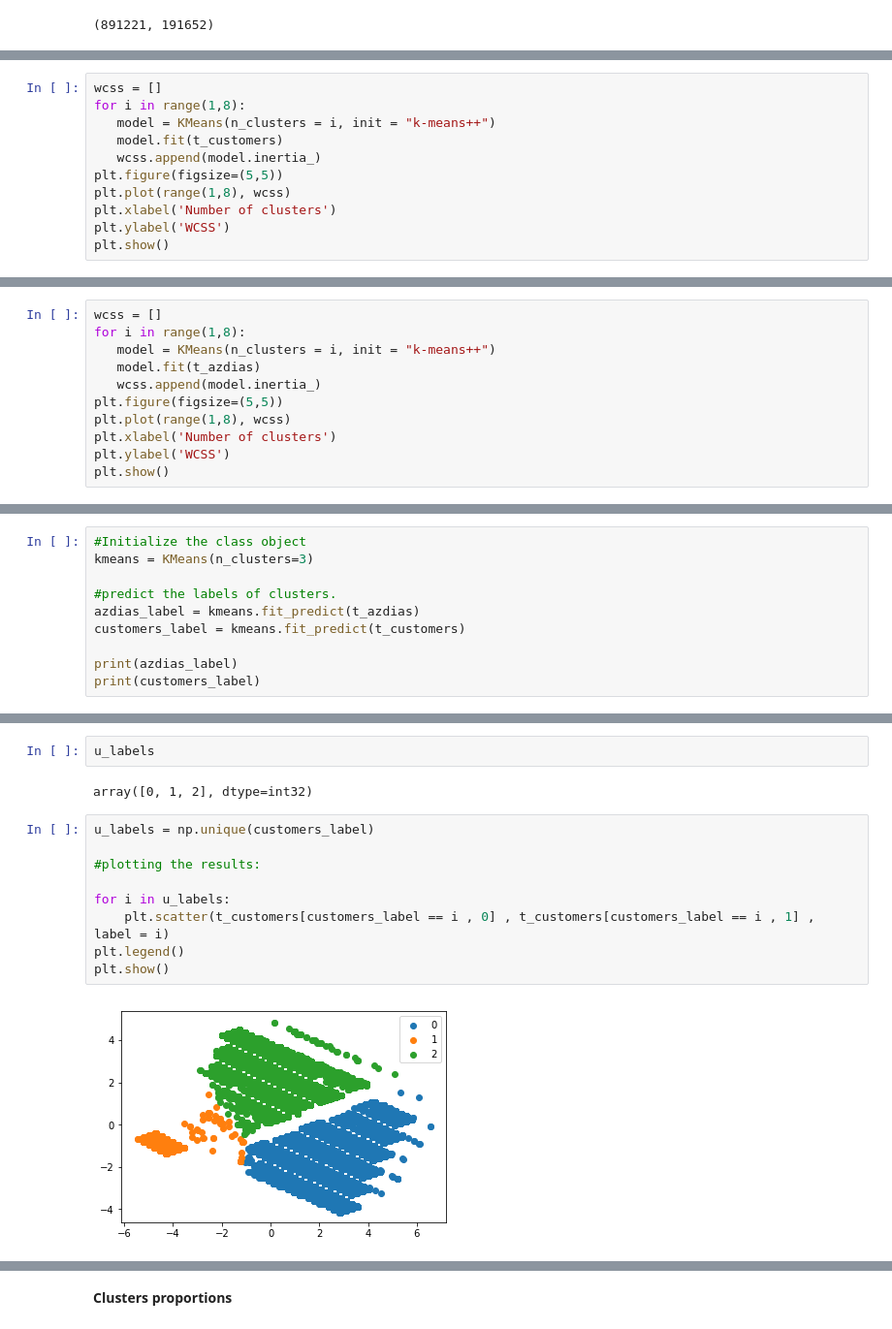
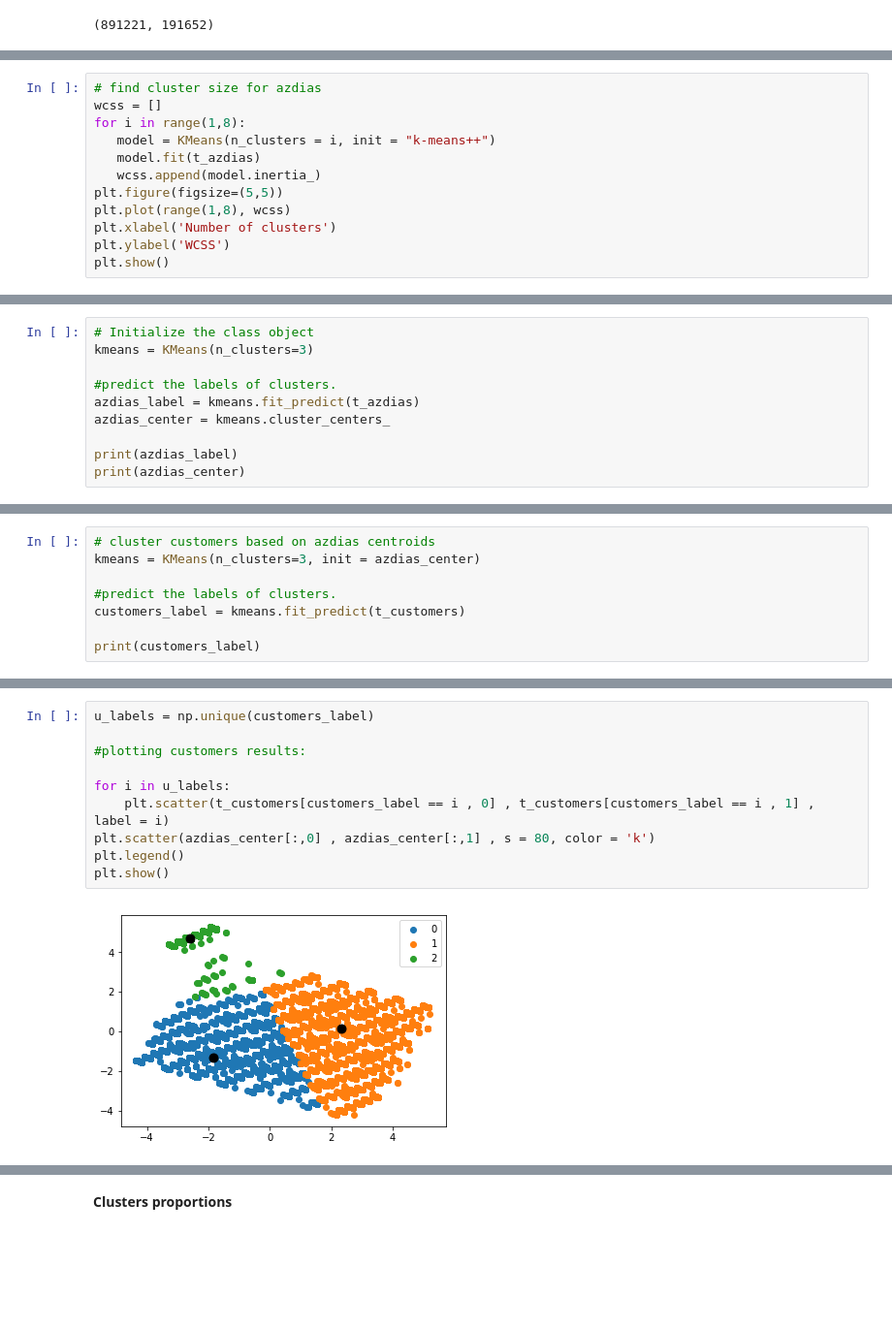
Before and after one commit to keiss01/Udacity, a Jupyter notebook: Arvato Project Workbook.ipynb, the cells around one changed output, grey strips where cells are left out. Shown at 97% size. Saved outputs shown, nothing was run; the diff lists cells and outputs as text; blank space fills up the shorter version.

```diff
--- a/Arvato Project Workbook.ipynb
+++ b/Arvato Project Workbook.ipynb
@@ -450,8 +438,9 @@ plt.scatter(t_customers[:,0],t_customers[:,1]);
 # %%
+# find cluster size for azdias
 wcss = []
 for i in range(1,8):
    model = KMeans(n_clusters = i, init = "k-means++")
-   model.fit(t_customers)
+   model.fit(t_azdias)
    wcss.append(model.inertia_)
 plt.figure(figsize=(5,5))
 plt.plot(range(1,8), wcss)
@@ -463,11 +451,0 @@ plt.show()
-# %%
-wcss = []
-for i in range(1,8):
-   model = KMeans(n_clusters = i, init = "k-means++")
-   model.fit(t_azdias)
-   wcss.append(model.inertia_)
-plt.figure(figsize=(5,5))
-plt.plot(range(1,8), wcss)
-plt.xlabel('Number of clusters')
-plt.ylabel('WCSS')
-plt.show()
@@ -476,11 +452,11 @@ plt.show()
 # %%
-#Initialize the class object
+# Initialize the class object
 kmeans = KMeans(n_clusters=3)
 
 #predict the labels of clusters.
 azdias_label = kmeans.fit_predict(t_azdias)
-customers_label = kmeans.fit_predict(t_customers)
+azdias_center = kmeans.cluster_centers_
 
 print(azdias_label)
-print(customers_label)
+print(azdias_center)
 # %% [output]
@@ -500,0 +475,8 @@ print(len(customers_label))
+# %%
+# cluster customers based on azdias centroids
+kmeans = KMeans(n_clusters=3, init = azdias_center)
+
+#predict the labels of clusters.
+customers_label = kmeans.fit_predict(t_customers)
+
+print(customers_label)
@@ -512,16 +497,13 @@ plt.show()
-# %%
-u_labels
-# %% [output]
-array([0, 1, 2], dtype=int32)
 # %%
 u_labels = np.unique(customers_label)
 
-#plotting the results:
+#plotting customers results:
 
 for i in u_labels:
     plt.scatter(t_customers[customers_label == i , 0] , t_customers[customers_label == i , 1] , label = i)
+plt.scatter(azdias_center[:,0] , azdias_center[:,1] , s = 80, color = 'k')
 plt.legend()
 plt.show()
 # %% [output]
-[figure, old version]
+[figure, new version]
 # %%
```
Also changed, not shown: parts of 33 cells of this notebook.
